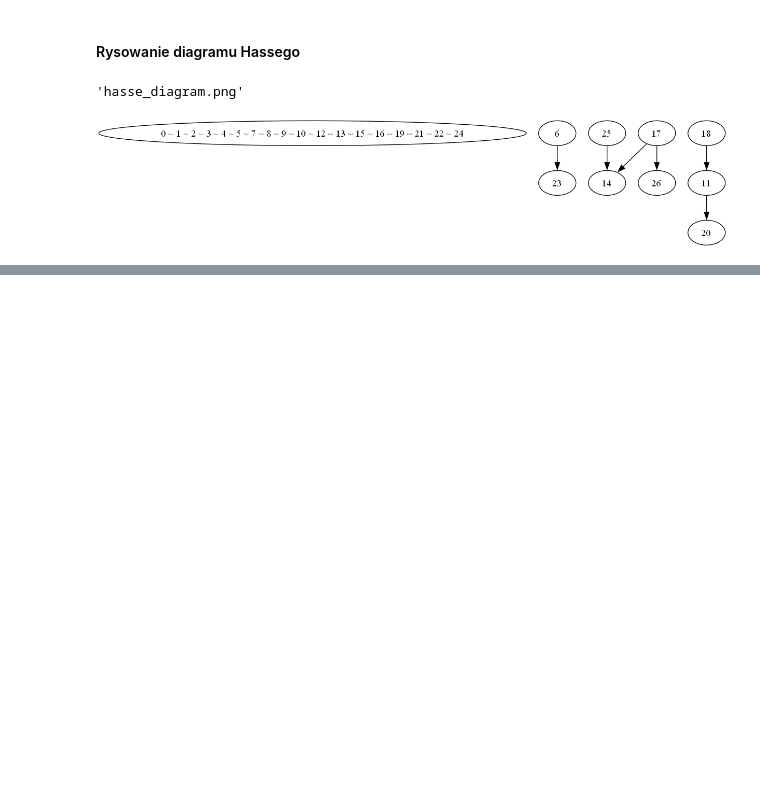
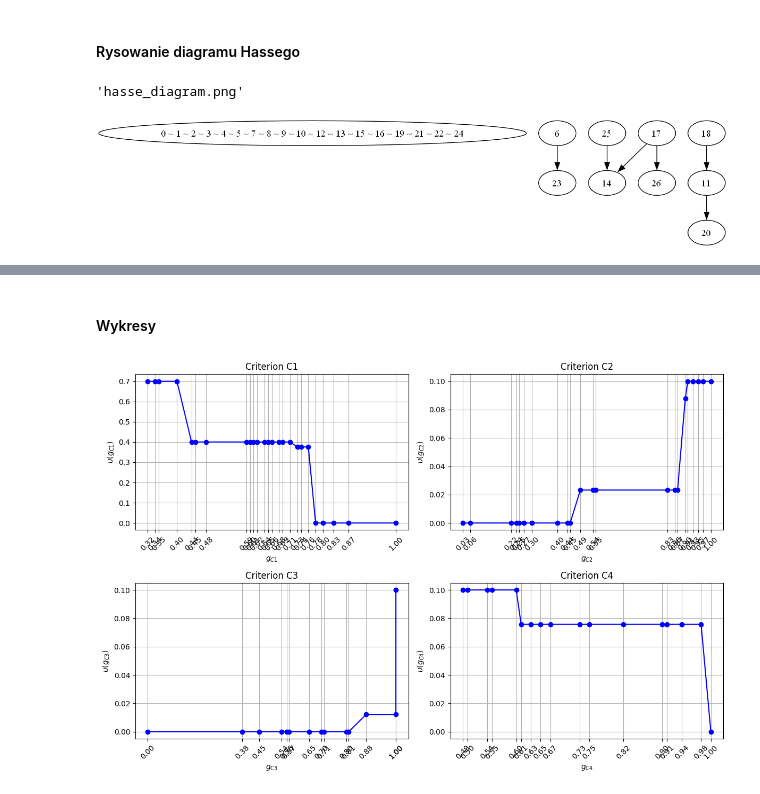
Before and after one commit to MarceloTrapano/ISWD, a Jupyter notebook: Project_1/odporna_regresja_porzadkowa.ipynb, the cells around one changed output, grey strips where cells are left out. Drawn from its saved outputs; the diff is of its cells as text; code cells hidden in the pictures; blank space fills up the shorter version.

```diff
--- a/Project_1/odporna_regresja_porzadkowa.ipynb
+++ b/Project_1/odporna_regresja_porzadkowa.ipynb
@@ -426,14 +436,12 @@ for a in range(len(data)):
         dummy_prob.solve()
         if LpStatus[dummy_prob.status] == "Infeasible" or value(epsilon) <= 0:
             necessary_relations.append((a, b))
-            # prob += global_utilities[b] >= global_utilities[a] + epsilon, f"Necessary_{a+1}>={b+1}"
-            continue # relacja w drugą stronę nie może istnieć, więc już nie sprawdzamy
+        # relacja w drugą stronę
         dummy_prob = prob.copy()
         dummy_prob += global_utilities[a] >= global_utilities[b] + epsilon, f"Dummy_utility_{a+1}_over{b+1}"
         dummy_prob.solve()
         if LpStatus[dummy_prob.status] == "Infeasible" or value(epsilon) <= 0:
             necessary_relations.append((b, a))
-            # prob += global_utilities[a] >= global_utilities[b] + epsilon, f"Necessary_{b+1}>={a+1}"
 
 # znajdowanie relacji możliwych - brute force, bezwarunkowe dodanie gdy występuje relacja konieczna
 for a in range(len(data)):
@@ -444,11 +452,9 @@ for a in range(len(data)):
         # konieczność implikuje możliwość
         if (a, b) in necessary_relations:
             possible_relations.append((a, b))
-            # prob += global_utilities[a] >= global_utilities[b], f"Possible_{a+1}_over{b+1}"
             continue
         # sprawdzanie czy jest w stanie zajść relacja a>=b - jeśli tak to znaczy, że prawdziwa jest relacja możliwa a>=b
         dummy_prob += global_utilities[a] >= global_utilities[b], f"Dummy_utility_{a+1}_over{b+1}"
         dummy_prob.solve()
         if LpStatus[dummy_prob.status] != "Infeasible" and value(epsilon) >= 0:
             possible_relations.append((a, b))
-            # prob += global_utilities[a] >= global_utilities[b], f"Possible_{a+1}_over{b+1}"
@@ -550,0 +611,11 @@ Image(filename='hasse_diagram.png')
+# %%
+lu_values = []
+for i, l_utils in enumerate(local_utitlites):
+    lu_values.append([value(lu) for lu in l_utils] + [global_utilities[i].value()])
+df = pd.DataFrame(lu_values, columns=[f"u_{i+1}" for i in range(len(criterions))] + ["U"])
+df.index = [f"x_{i+1}" for i in range(len(data))]
+df.index.name = "Warianty"
+df.columns.name = "Kryteria"
+
+# pokaż tabelę z użytecznościami lokalnymi
+df
@@ -550,0 +684,45 @@ Image(filename='hasse_diagram.png')
+# %% [markdown]
+#### Wykresy
+# %%
+# wykres dla każdego kryterium
+# %matplotlib inline
+
+# po 2 wykresy na wiersz
+fig, axs = plt.subplots(2, 2, figsize=(12, 8))
+axs = axs.flatten()
+
+for i, ub in enumerate(u_breakpoints):
+    criterion = criterions[i]
+    args = [bp for bp in breakpoints_sorted[i]]
+
+    values = [value(ub[j]) for j in range(len(ub))]
+    max_val, min_val = value(u_b[i]), value(u_a[i])
+
+    # poprawka jeśli skala większa niż wartości wariantów na kryterium
+    if max_val not in values:
+        if criterion_directions[i] == "gain":
+            args = args + [max_values[i]]
+            values = values + [max_val]
+        if criterion_directions[i] == "cost":
+            args = [min_values[i]] + args
+            values = [max_val] + values
+    if min_val not in values:
+        if criterion_directions[i] == "gain":
+            args = [min_values[i]] + args
+            values = [min_val] + values
+        if criterion_directions[i] == "cost":
+            args = args + [max_values[i]]
+            values = values + [min_val]
+
+    axs[i].plot(args, values, marker='o', linestyle='-', color='b', label=f"$u(g_{criterion})$")
+    axs[i].set_title(f"Criterion {criterions[i]}")
+    axs[i].set_xlabel(f"$g_{{{criterion}}}$")
+    axs[i].set_ylabel(f"$u(g_{{{criterion}}})$")
+    axs[i].set_xticks(args)
+    axs[i].tick_params(axis='x', rotation=45)
+    axs[i].grid(True)
+
+plt.tight_layout()
+plt.show()
+# %% [output]
+[figure, added]
```
Also changed, not shown: parts of 20 cells of this notebook.
